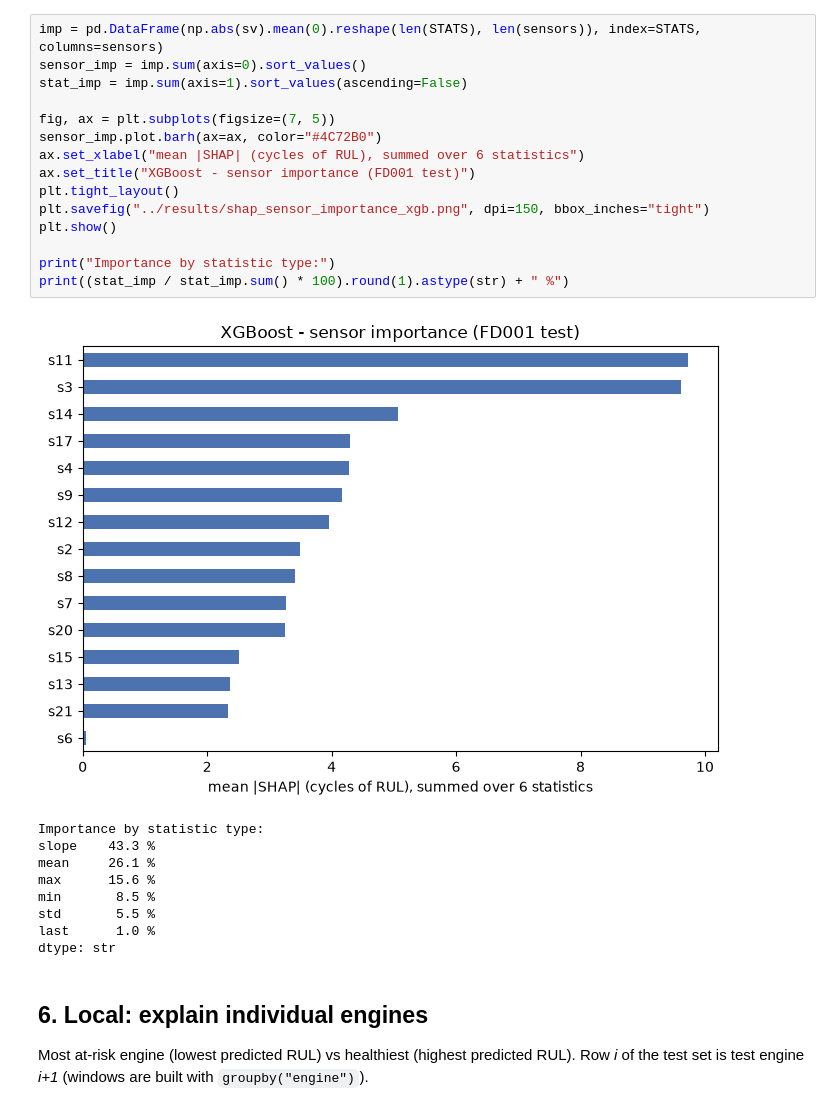
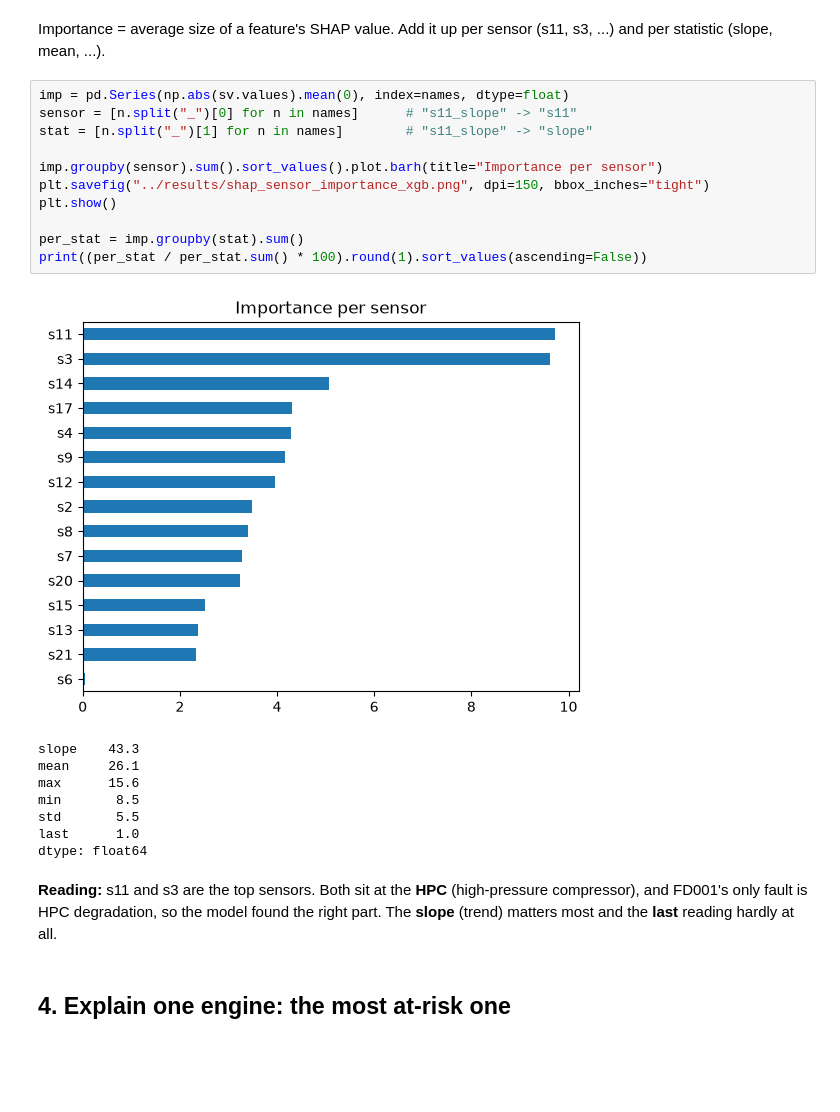
Before and after one commit to agupta30be24-create/aerohealth, a Jupyter notebook: notebooks/04_shap.ipynb, the cells around one changed output. Saved outputs shown, nothing was run; the diff lists cells and outputs as text; blank space fills up the shorter version.

```diff
--- a/notebooks/04_shap.ipynb
+++ b/notebooks/04_shap.ipynb
@@ -74,30 +49,28 @@ Sum of mean |SHAP| over the 6 statistics of each sensor, i.e. how much each phys
-# %%
-imp = pd.DataFrame(np.abs(sv).mean(0).reshape(len(STATS), len(sensors)), index=STATS, columns=sensors)
-sensor_imp = imp.sum(axis=0).sort_values()
-stat_imp = imp.sum(axis=1).sort_values(ascending=False)
-
-fig, ax = plt.subplots(figsize=(7, 5))
-sensor_imp.plot.barh(ax=ax, color="#4C72B0")
-ax.set_xlabel("mean |SHAP| (cycles of RUL), summed over 6 statistics")
-ax.set_title("XGBoost - sensor importance (FD001 test)")
-plt.tight_layout()
-plt.savefig("../results/shap_sensor_importance_xgb.png", dpi=150, bbox_inches="tight")
-plt.show()
-
-print("Importance by statistic type:")
-print((stat_imp / stat_imp.sum() * 100).round(1).astype(str) + " %")
-# %% [output]
-[figure, removed]
-Importance by statistic type:
-slope    43.3 %
-mean     26.1 %
-max      15.6 %
-min       8.5 %
-std       5.5 %
-last      1.0 %
-dtype: str
-# %% [markdown]
-## 6. Local: explain individual engines
-Most at-risk engine (lowest predicted RUL) vs healthiest (highest predicted RUL).
-Row *i* of the test set is test engine *i+1* (windows are built with `groupby("engine")`).
+# %% [markdown]
+Importance = average size of a feature's SHAP value. Add it up per sensor (s11, s3, ...) and per statistic (slope, mean, ...).
+# %%
+imp = pd.Series(np.abs(sv.values).mean(0), index=names, dtype=float)
+sensor = [n.split("_")[0] for n in names]      # "s11_slope" -> "s11"
+stat = [n.split("_")[1] for n in names]        # "s11_slope" -> "slope"
+
+imp.groupby(sensor).sum().sort_values().plot.barh(title="Importance per sensor")
+plt.savefig("../results/shap_sensor_importance_xgb.png", dpi=150, bbox_inches="tight")
+plt.show()
+
+per_stat = imp.groupby(stat).sum()
+print((per_stat / per_stat.sum() * 100).round(1).sort_values(ascending=False))
+# %% [output]
+[figure, added]
+slope    43.3
+mean     26.1
+max      15.6
+min       8.5
+std       5.5
+last      1.0
+dtype: float64
+# %% [markdown]
+**Reading:** s11 and s3 are the top sensors. Both sit at the **HPC** (high-pressure compressor), and FD001's only fault
+is HPC degradation, so the model found the right part. The **slope** (trend) matters most and the **last** reading hardly at all.
+# %% [markdown]
+## 4. Explain one engine: the most at-risk one
 # %%
```
Also changed, not shown: parts of 18 cells of this notebook, 19 other files.
